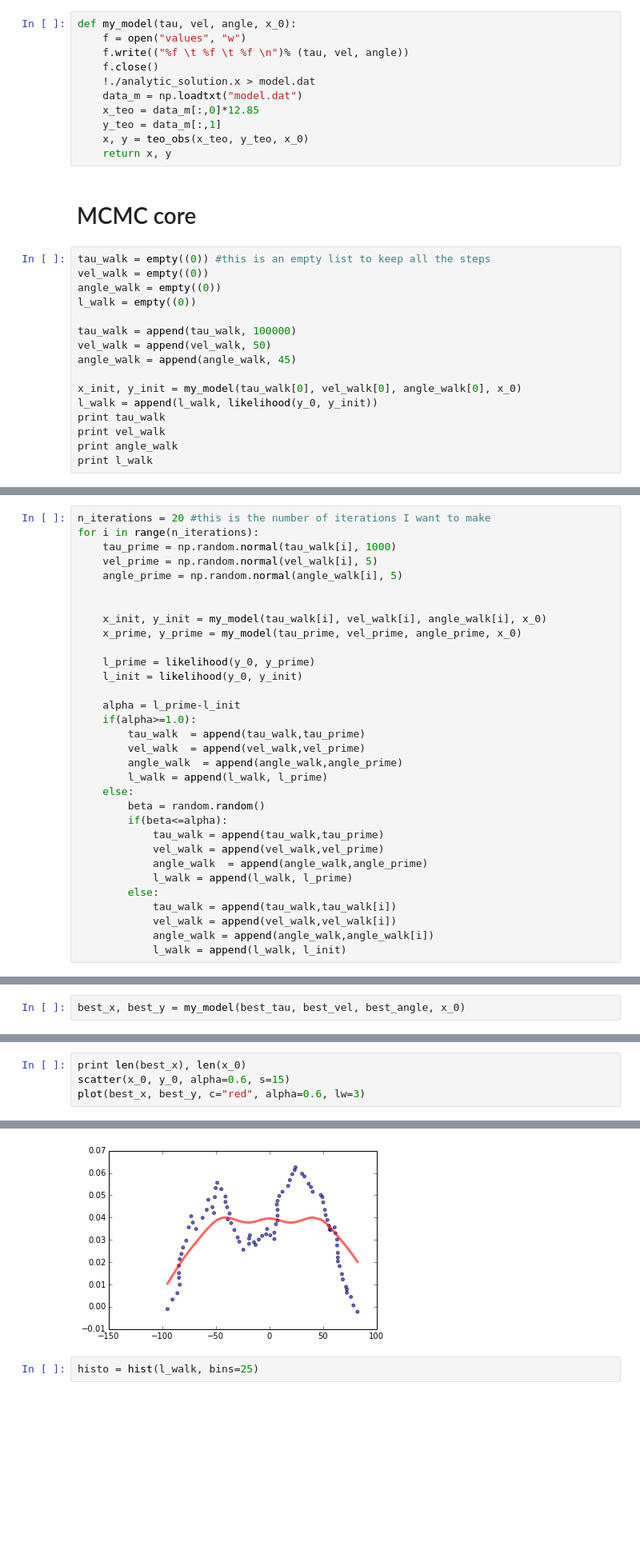
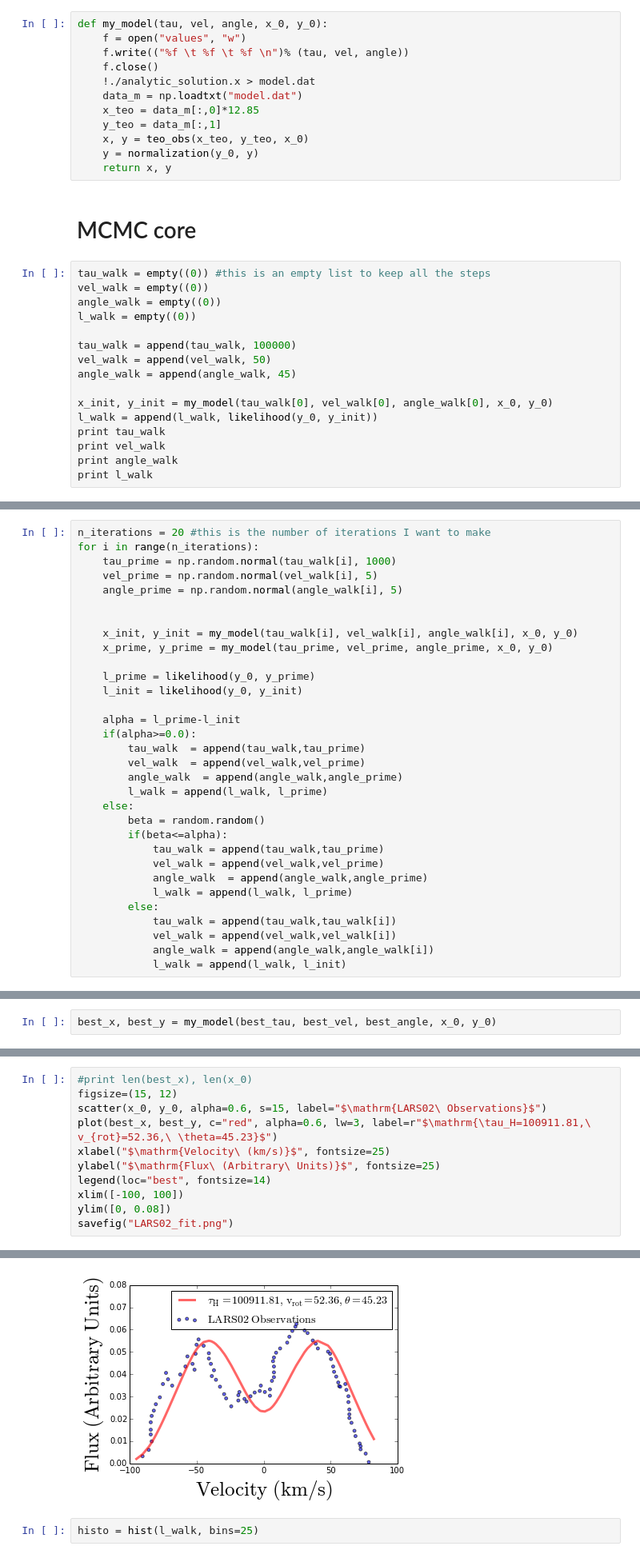
Before and after one commit to jngaravitoc/Lya-MCMC, a Jupyter notebook: code/MCMC_fit.ipynb, the cells around one changed output, grey strips where cells are left out. Shown at 80% size. Saved outputs shown, nothing was run; the diff lists cells and outputs as text; blank space fills up the shorter version.

```diff
--- a/code/MCMC_fit.ipynb
+++ b/code/MCMC_fit.ipynb
@@ -47,7 +62,7 @@ def likelihood(y_obs, y_model):
 # %% [markdown]
 # Function that returns the analytic solution
 # %%
-def my_model(tau, vel, angle, x_0):
+def my_model(tau, vel, angle, x_0, y_0):
     f = open("values", "w")
     f.write(("%f \t %f \t %f \n")% (tau, vel, angle))
     f.close()
@@ -56,6 +71,7 @@ def my_model(tau, vel, angle, x_0):
     x_teo = data_m[:,0]*12.85
     y_teo = data_m[:,1]
     x, y = teo_obs(x_teo, y_teo, x_0)
+    y = normalization(y_0, y)
     return x, y
 # %% [markdown]
 # MCMC core
@@ -69,7 +85,7 @@ tau_walk = append(tau_walk, 100000)
 vel_walk = append(vel_walk, 50)
 angle_walk = append(angle_walk, 45)
 
-x_init, y_init = my_model(tau_walk[0], vel_walk[0], angle_walk[0], x_0)
+x_init, y_init = my_model(tau_walk[0], vel_walk[0], angle_walk[0], x_0, y_0)
 l_walk = append(l_walk, likelihood(y_0, y_init))
 print tau_walk
 print vel_walk
@@ -89,14 +105,14 @@ for i in range(n_iterations):
     angle_prime = np.random.normal(angle_walk[i], 5)
 
 
-    x_init, y_init = my_model(tau_walk[i], vel_walk[i], angle_walk[i], x_0)
-    x_prime, y_prime = my_model(tau_prime, vel_prime, angle_prime, x_0)
+    x_init, y_init = my_model(tau_walk[i], vel_walk[i], angle_walk[i], x_0, y_0)
+    x_prime, y_prime = my_model(tau_prime, vel_prime, angle_prime, x_0, y_0)
 
     l_prime = likelihood(y_0, y_prime)
     l_init = likelihood(y_0, y_init)
 
     alpha = l_prime-l_init
-    if(alpha>=1.0):
+    if(alpha>=0.0):
         tau_walk  = append(tau_walk,tau_prime)
         vel_walk  = append(vel_walk,vel_prime)
         angle_walk  = append(angle_walk,angle_prime)
@@ -148,3 +152,3 @@ print best_angle
 # %%
-best_x, best_y = my_model(best_tau, best_vel, best_angle, x_0)
+best_x, best_y = my_model(best_tau, best_vel, best_angle, x_0, y_0)
 # %% [output]
@@ -152,5 +156,12 @@ best_x, best_y = my_model(best_tau, best_vel, best_angle, x_0)
 # %%
-print len(best_x), len(x_0)
-scatter(x_0, y_0, alpha=0.6, s=15)
-plot(best_x, best_y, c="red", alpha=0.6, lw=3)
+#print len(best_x), len(x_0)
+figsize=(15, 12)
+scatter(x_0, y_0, alpha=0.6, s=15, label="$\mathrm{LARS02\ Observations}$")
+plot(best_x, best_y, c="red", alpha=0.6, lw=3, label=r"$\mathrm{\tau_H=100911.81,\ v_{rot}=52.36,\ \theta=45.23}$")
+xlabel("$\mathrm{Velocity\ (km/s)}$", fontsize=25)
+ylabel("$\mathrm{Flux\ (Arbitrary\ Units)}$", fontsize=25)
+legend(loc="best", fontsize=14)
+xlim([-100, 100])
+ylim([0, 0.08])
+savefig("LARS02_fit.png")
 # %% [output]
@@ -159,4 +168,4 @@ plot(best_x, best_y, c="red", alpha=0.6, lw=3)
-[figure, old version]
+[figure, new version]
 # %%
 histo = hist(l_walk, bins=25)
 # %% [output]
```
Also changed, not shown: parts of 9 cells of this notebook, 1 other file.
